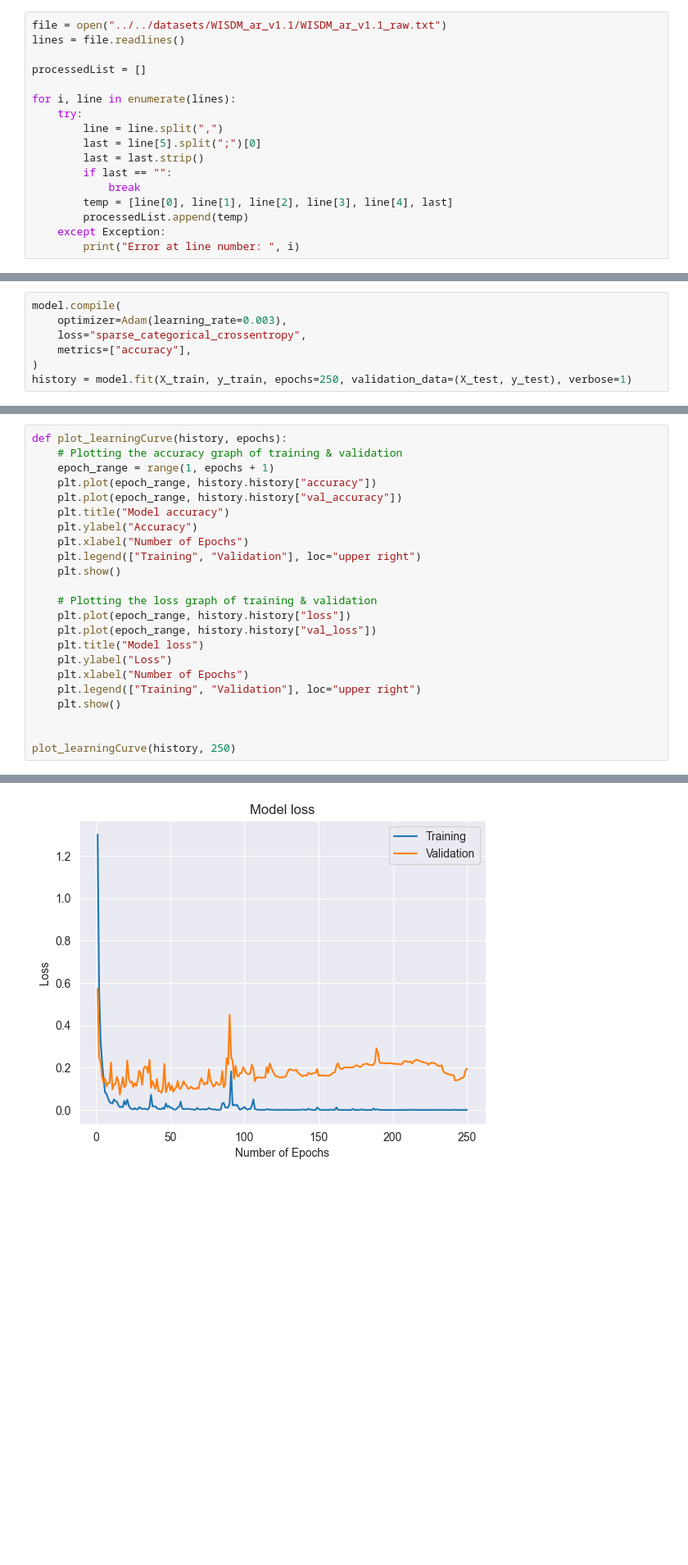
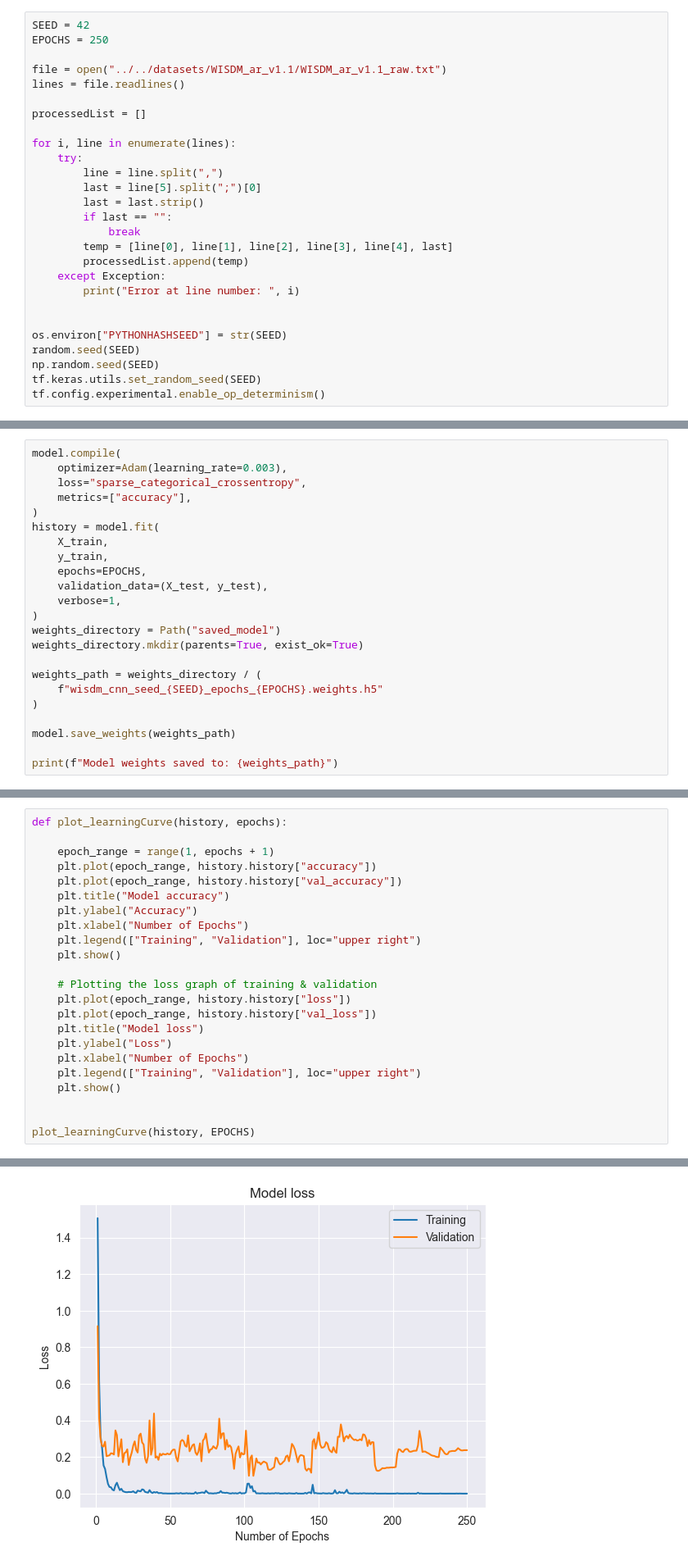
Before and after one commit to Azamatas/arsu-labs-action-recognition, a Jupyter notebook: reproduction of papers/CNN/WISDM-СNN tested on UniMiB.ipynb, the cells around one changed output, grey strips where cells are left out. Shown at 82% size. Saved outputs shown, nothing was run; the diff lists cells and outputs as text; blank space fills up the shorter version.

```diff
--- a/reproduction of papers/CNN/WISDM-СNN tested on UniMiB.ipynb
+++ b/reproduction of papers/CNN/WISDM-СNN tested on UniMiB.ipynb
@@ -19,6 +22,9 @@ from sklearn.metrics import confusion_matrix
 from sklearn.metrics import precision_score, recall_score, accuracy_score
 from sklearn.metrics import hamming_loss
 # %%
+SEED = 42
+EPOCHS = 250
+
 file = open("../../datasets/WISDM_ar_v1.1/WISDM_ar_v1.1_raw.txt")
 lines = file.readlines()
 
@@ -35,6 +41,13 @@ for i, line in enumerate(lines):
         processedList.append(temp)
     except Exception:
         print("Error at line number: ", i)
+
+
+os.environ["PYTHONHASHSEED"] = str(SEED)
+random.seed(SEED)
+np.random.seed(SEED)
+tf.keras.utils.set_random_seed(SEED)
+tf.config.experimental.enable_op_determinism()
 # %% [output]
 Error at line number:  281873
 Error at line number:  281874
@@ -515,5 +567,21 @@ model.compile(
     loss="sparse_categorical_crossentropy",
     metrics=["accuracy"],
 )
-history = model.fit(X_train, y_train, epochs=250, validation_data=(X_test, y_test), verbose=1)
+history = model.fit(
+    X_train,
+    y_train,
+    epochs=EPOCHS,
+    validation_data=(X_test, y_test),
+    verbose=1,
+)
+weights_directory = Path("saved_model")
+weights_directory.mkdir(parents=True, exist_ok=True)
+
+weights_path = weights_directory / (
+    f"wisdm_cnn_seed_{SEED}_epochs_{EPOCHS}.weights.h5"
+)
+
+model.save_weights(weights_path)
+
+print(f"Model weights saved to: {weights_path}")
 # %% [output]
@@ -622,6 +680,6 @@ weighted avg       0.27      0.22      0.23      5968
 # %%
 def plot_learningCurve(history, epochs):
-    # Plotting the accuracy graph of training & validation
+
     epoch_range = range(1, epochs + 1)
     plt.plot(epoch_range, history.history["accuracy"])
     plt.plot(epoch_range, history.history["val_accuracy"])
@@ -641,5 +699,5 @@ def plot_learningCurve(history, epochs):
     plt.show()
 
 
-plot_learningCurve(history, 250)
+plot_learningCurve(history, EPOCHS)
 # %% [output]
@@ -647,4 +705,4 @@ plot_learningCurve(history, 250)
-[figure, old version]
+[figure, new version]
 # %%
 plt.plot(np.array(history.history["loss"]), "r--", label="Train loss")
 plt.plot(np.array(history.history["accuracy"]), "g--", label="Train accuracy")
```
Also changed, not shown: parts of 19 cells of this notebook.
